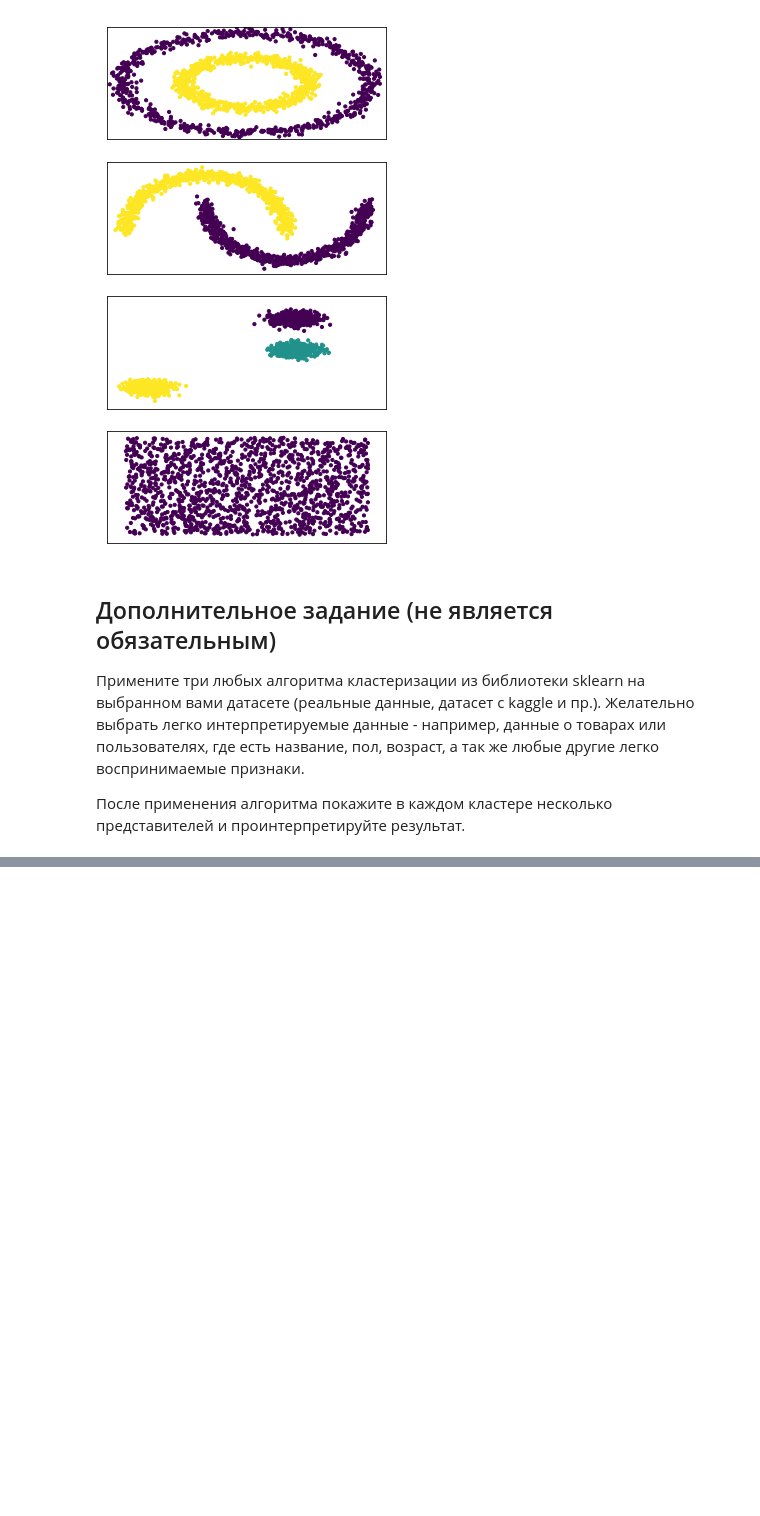
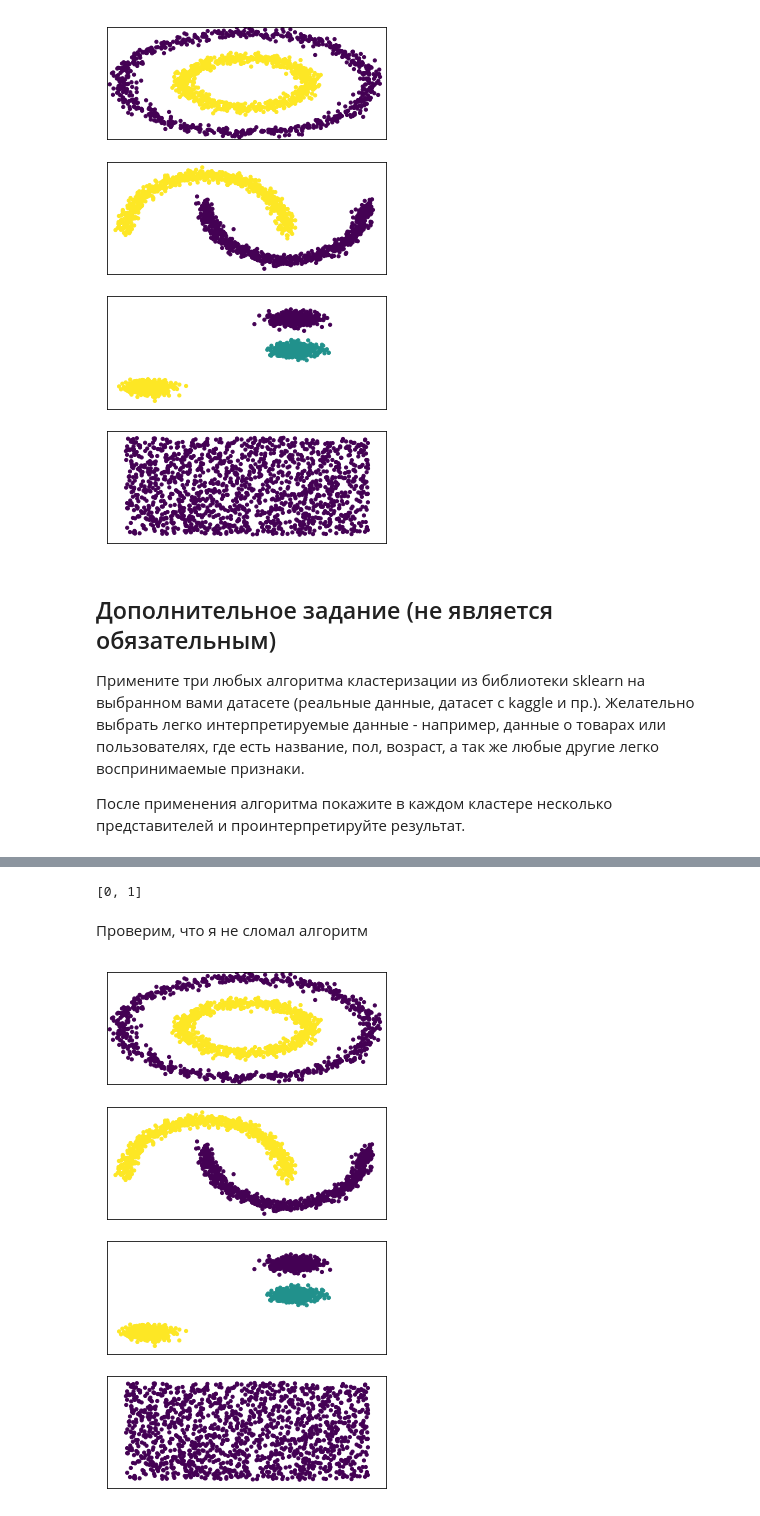
Before and after one commit to pyltsin/ipynb, a Jupyter notebook: otus/11(kmean)/homework-clustering.ipynb, the cells around one changed output, grey strips where cells are left out. Saved outputs shown, nothing was run; the diff lists cells and outputs as text; code cells hidden in the pictures; blank space fills up the shorter version.

```diff
--- a/otus/11(kmean)/homework-clustering.ipynb
+++ b/otus/11(kmean)/homework-clustering.ipynb
@@ -347,0 +366,9 @@ plt.show()
+# %%
+%%timeit
+np.random.seed(0)
+n_samples=10_000
+X = np.random.rand(n_samples, 2)
+
+X = StandardScaler().fit_transform(X)
+
+pred = Clustering(0.3, 5).fit_predict(X)
@@ -347,0 +384,4 @@ plt.show()
+# %%
+t.query_ball_point([0,0], 4)
+# %% [output]
+[0, 1]
@@ -347,0 +476,43 @@ plt.show()
+# %% [markdown]
+Проверим, что я не сломал алгоритм
+# %%
+# http://scikit-learn.org/stable/auto_examples/cluster/plot_cluster_comparison.html
+%matplotlib inline
+
+
+import numpy as np
+import matplotlib.pyplot as plt
+
+from sklearn import datasets
+from sklearn.preprocessing import StandardScaler
+
+np.random.seed(0)
+
+n_samples = 1500
+noisy_circles = datasets.make_circles(n_samples=n_samples, factor=.5,
+                                      noise=.05)
+noisy_moons = datasets.make_moons(n_samples=n_samples, noise=.05)
+blobs = datasets.make_blobs(n_samples=n_samples, random_state=8)
+no_structure = np.random.rand(n_samples, 2), None
+
+plt.figure(figsize=(2 + 3, 9.5))
+
+data = [noisy_circles, noisy_moons, blobs, no_structure]
+for i_dataset, dataset in enumerate(data):
+    X, y = dataset
+    # normalize dataset for easier parameter selection
+    X = StandardScaler().fit_transform(X)
+
+    pred = Clustering2(0.3, 5).fit_predict(X)
+
+    # plot
+    plt.subplot(4, 1, i_dataset + 1)
+    plt.scatter(X[:, 0], X[:, 1], c = pred, s=10)
+    plt.xlim(-2, 2)
+    plt.ylim(-2, 2)
+    plt.xticks(())
+    plt.yticks(())
+
+plt.show()
+# %% [output]
+[figure, added]
```
Also changed, not shown: parts of 13 cells of this notebook.
